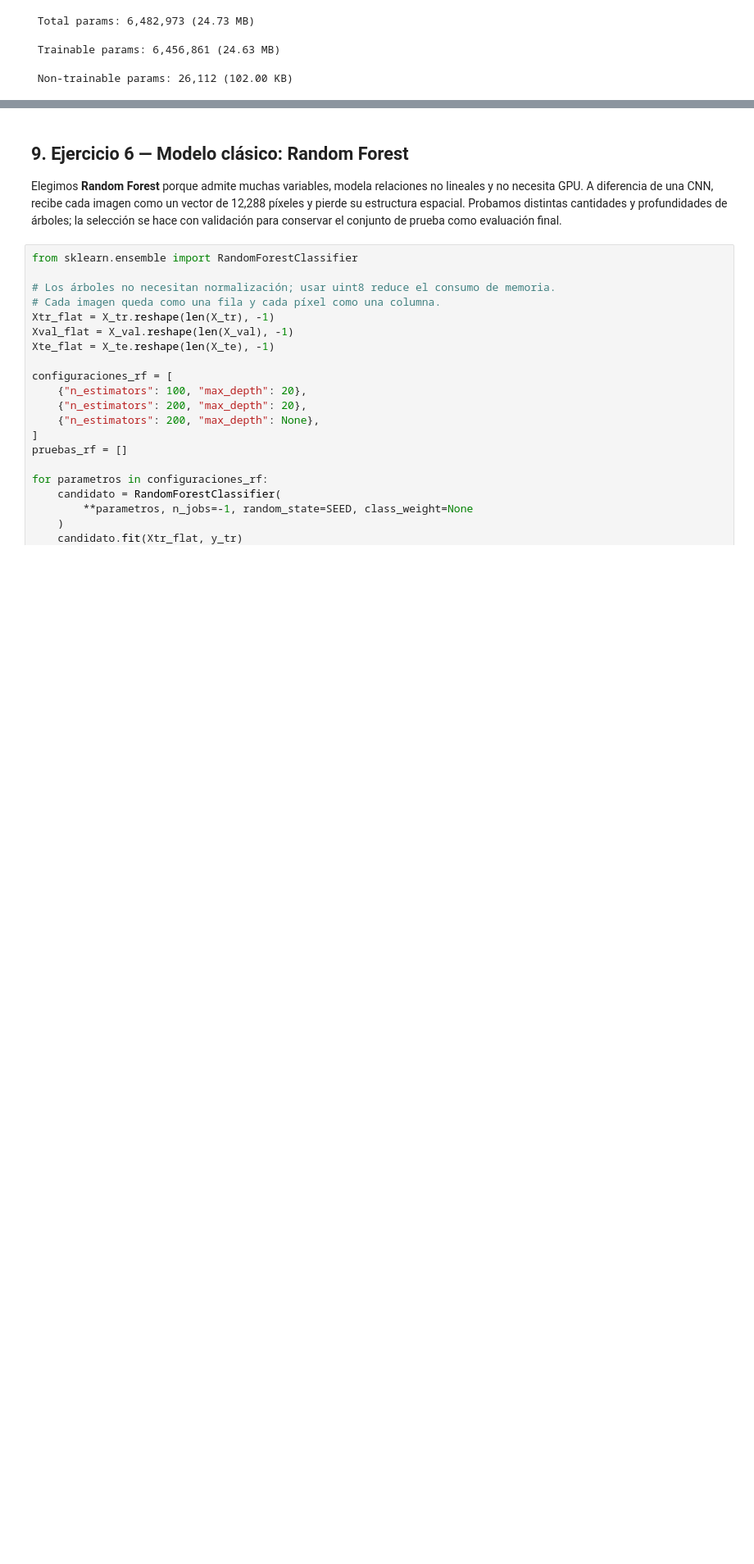
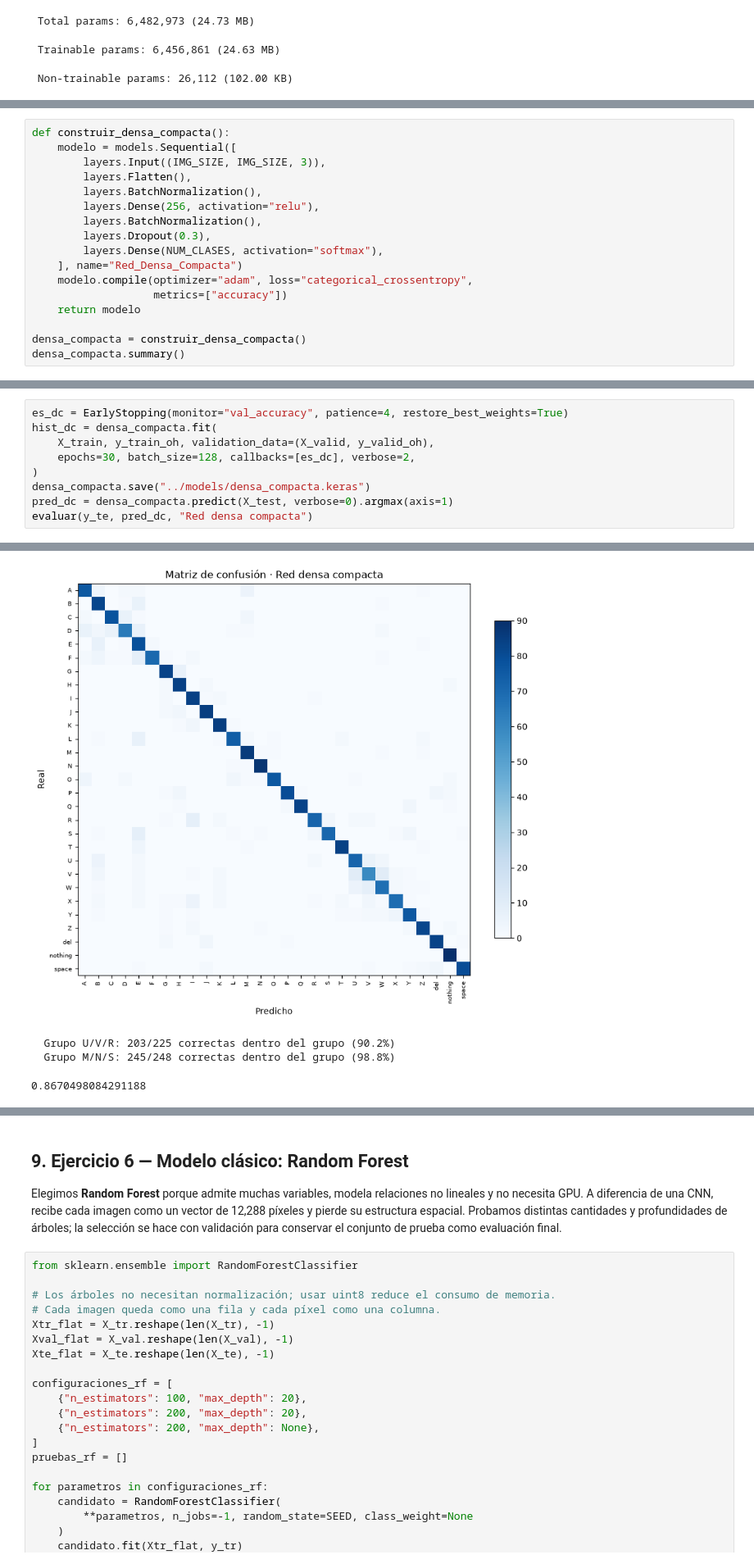
Before and after one commit to FelipeAP04/Lab3-DataScience, a Jupyter notebook: notebook/Lab3_ASL.ipynb, the cells around one changed output, grey strips where cells are left out. Shown at 82% size. Cells and saved outputs as stored; diff of their text form; blank space fills up the shorter version.

Commit message:
Ejecutar modelos y evaluar señas propias
Amp-Thread-ID: https://ampcode.com/threads/T-019fde6c-70fa-74dc-ad72-a2e031b41f55
Co-authored-by: Amp <amp@ampcode.com>

```diff
--- a/notebook/Lab3_ASL.ipynb
+++ b/notebook/Lab3_ASL.ipynb
@@ -980,0 +988,17 @@ Accuracy de 'Red densa' en test: 0.8874  (baseline azar = 0.034)
+# %%
+def construir_densa_compacta():
+    modelo = models.Sequential([
+        layers.Input((IMG_SIZE, IMG_SIZE, 3)),
+        layers.Flatten(),
+        layers.BatchNormalization(),
+        layers.Dense(256, activation="relu"),
+        layers.BatchNormalization(),
+        layers.Dropout(0.3),
+        layers.Dense(NUM_CLASES, activation="softmax"),
+    ], name="Red_Densa_Compacta")
+    modelo.compile(optimizer="adam", loss="categorical_crossentropy",
+                   metrics=["accuracy"])
+    return modelo
+
+densa_compacta = construir_densa_compacta()
+densa_compacta.summary()
@@ -980,0 +1027,10 @@ Accuracy de 'Red densa' en test: 0.8874  (baseline azar = 0.034)
+# %%
+es_dc = EarlyStopping(monitor="val_accuracy", patience=4, restore_best_weights=True)
+hist_dc = densa_compacta.fit(
+    X_train, y_train_oh, validation_data=(X_valid, y_valid_oh),
+    epochs=30, batch_size=128, callbacks=[es_dc], verbose=2,
+)
+densa_compacta.save("../models/densa_compacta.keras")
+pred_dc = densa_compacta.predict(X_test, verbose=0).argmax(axis=1)
+evaluar(y_te, pred_dc, "Red densa compacta")
+# %% [output]
@@ -980,0 +1054,4 @@ Accuracy de 'Red densa' en test: 0.8874  (baseline azar = 0.034)
+[figure, added]
+  Grupo U/V/R: 203/225 correctas dentro del grupo (90.2%)
+  Grupo M/N/S: 245/248 correctas dentro del grupo (98.8%)
+0.8670498084291188
```
Also changed, not shown: parts of 29 cells of this notebook.
